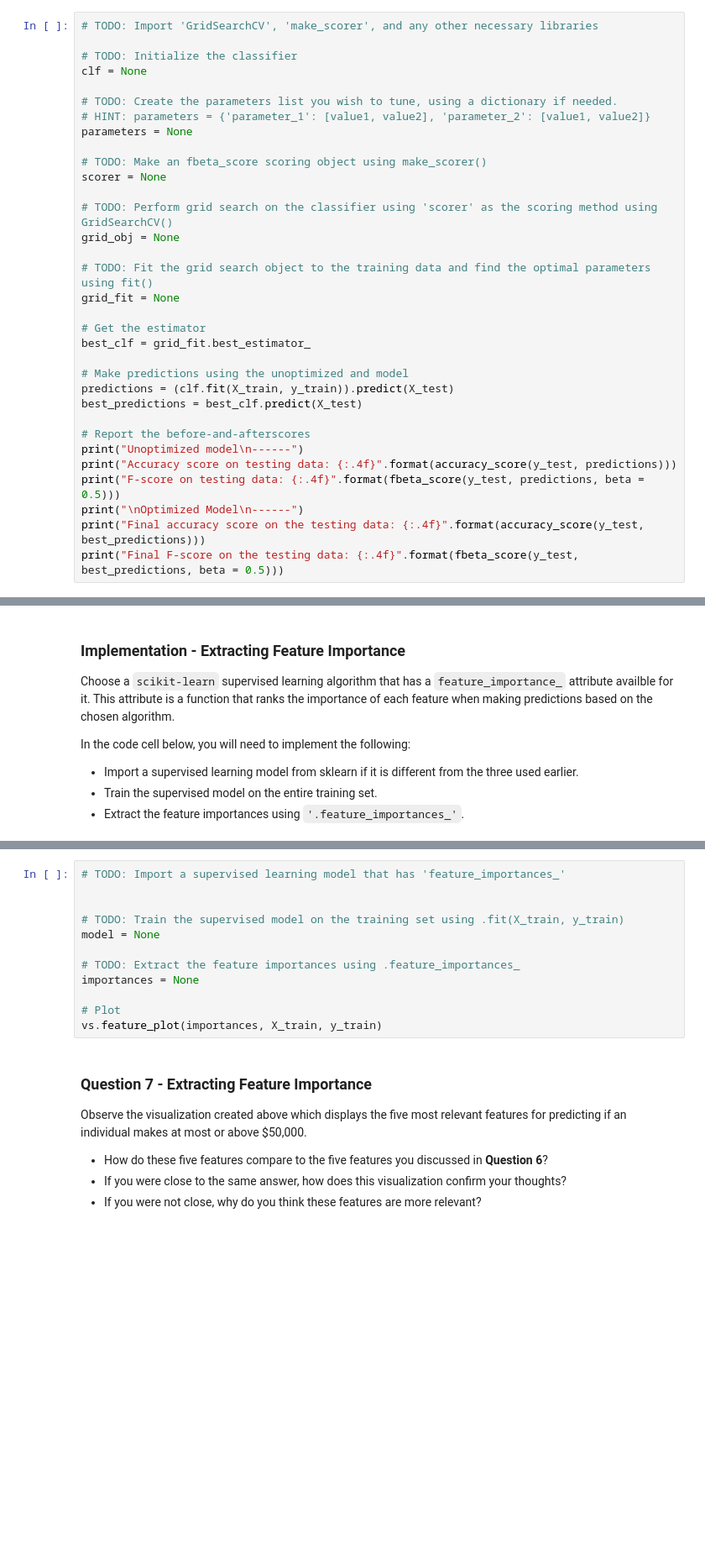
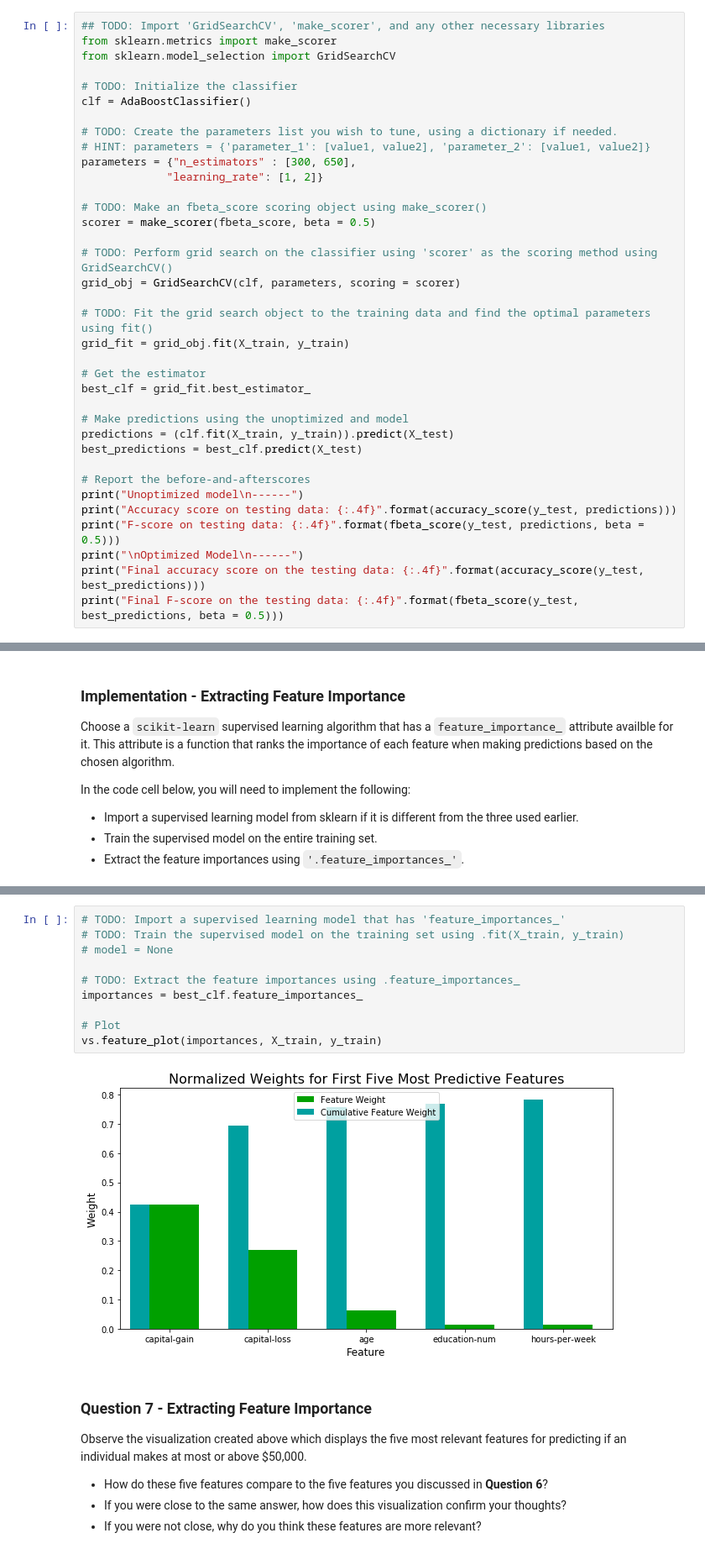
Before and after one commit to SarthakJaingit/CharityMLPredictor, a Jupyter notebook: finding_donors.ipynb, the cells around one changed output, grey strips where cells are left out. Shown: that part at 84% size. Saved outputs shown, nothing was run; the diff lists cells and outputs as text; blank space fills up the shorter version.

```diff
--- a/finding_donors.ipynb
+++ b/finding_donors.ipynb
@@ -462,23 +477,26 @@ Fine tune the chosen model. Use grid search (`GridSearchCV`) with at least one i
 
 **Note:** Depending on the algorithm chosen and the parameter list, the following implementation may take some time to run!
 # %%
-# TODO: Import 'GridSearchCV', 'make_scorer', and any other necessary libraries
+## TODO: Import 'GridSearchCV', 'make_scorer', and any other necessary libraries
+from sklearn.metrics import make_scorer
+from sklearn.model_selection import GridSearchCV
 
 # TODO: Initialize the classifier
-clf = None
+clf = AdaBoostClassifier()
 
 # TODO: Create the parameters list you wish to tune, using a dictionary if needed.
 # HINT: parameters = {'parameter_1': [value1, value2], 'parameter_2': [value1, value2]}
-parameters = None
+parameters = {"n_estimators" : [300, 650],
+             "learning_rate": [1, 2]}
 
 # TODO: Make an fbeta_score scoring object using make_scorer()
-scorer = None
+scorer = make_scorer(fbeta_score, beta = 0.5)
 
 # TODO: Perform grid search on the classifier using 'scorer' as the scoring method using GridSearchCV()
-grid_obj = None
+grid_obj = GridSearchCV(clf, parameters, scoring = scorer)
 
 # TODO: Fit the grid search object to the training data and find the optimal parameters using fit()
-grid_fit = None
+grid_fit = grid_obj.fit(X_train, y_train)
 
 # Get the estimator
 best_clf = grid_fit.best_estimator_
@@ -534,15 +577,15 @@ In the code cell below, you will need to implement the following:
 # %%
 # TODO: Import a supervised learning model that has 'feature_importances_'
-
-
 # TODO: Train the supervised model on the training set using .fit(X_train, y_train)
-model = None
+# model = None
 
 # TODO: Extract the feature importances using .feature_importances_
-importances = None
+importances = best_clf.feature_importances_
 
 # Plot
 vs.feature_plot(importances, X_train, y_train)
+# %% [output]
+[figure, added]
 # %% [markdown]
 ### Question 7 - Extracting Feature Importance
 
```
Also changed, not shown: parts of 21 cells of this notebook, 1 other file.
